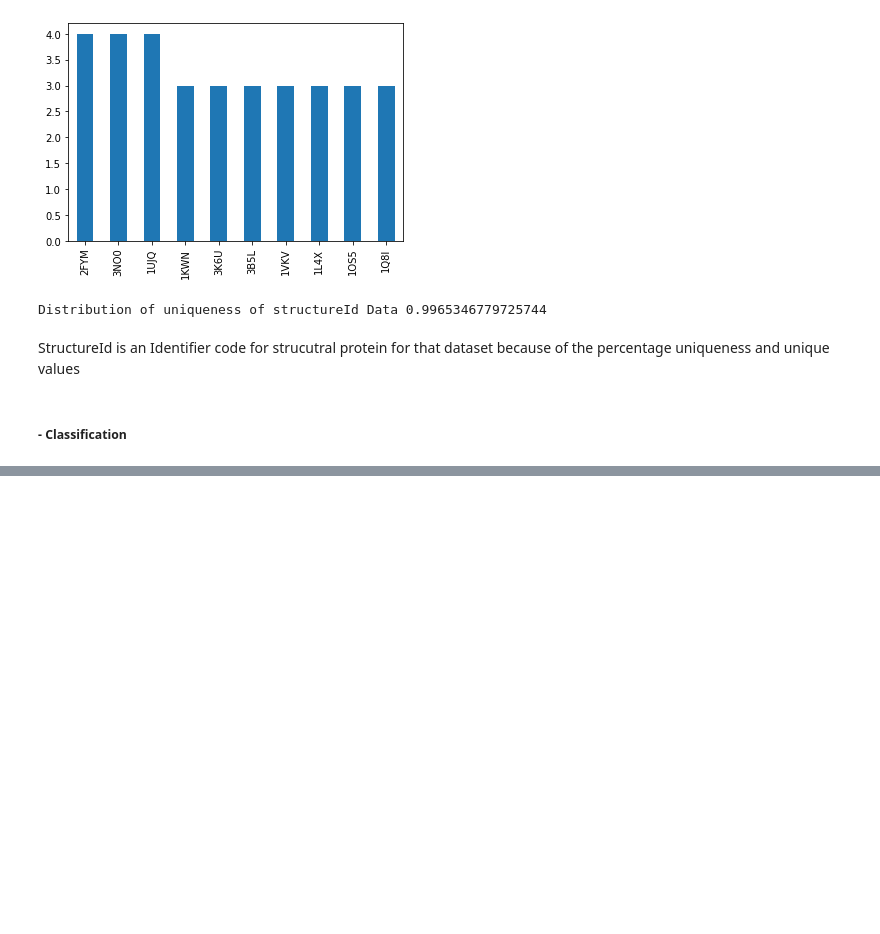
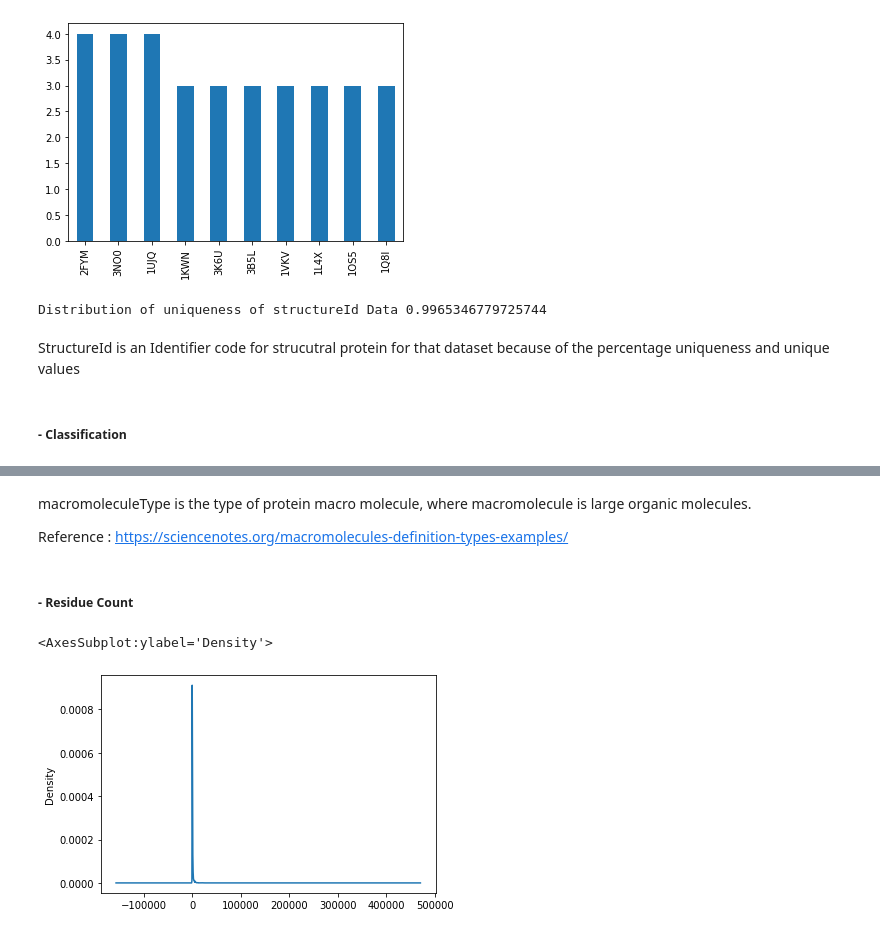
Before and after one commit to adhitizki/protein, a Jupyter notebook: notebook.ipynb, the cells around one changed output, grey strips where cells are left out. Cells and saved outputs as stored; diff of their text form; code cells hidden in the pictures; blank space fills up the shorter version.

```diff
--- a/notebook.ipynb
+++ b/notebook.ipynb
@@ -164,0 +159,11 @@ Index(['structureId', 'classification', 'experimentalTechnique',
+# %% [markdown]
+macromoleculeType is the type of protein macro molecule, where macromolecule is large organic molecules.
+
+Reference : https://sciencenotes.org/macromolecules-definition-types-examples/
+# %% [markdown]
+##### - Residue Count
+# %%
+df_meta['residueCount'].plot(kind='kde')
+# %% [output]
+<AxesSubplot:ylabel='Density'>
+[figure, added]
```
Also changed, not shown: parts of 57 cells of this notebook.
